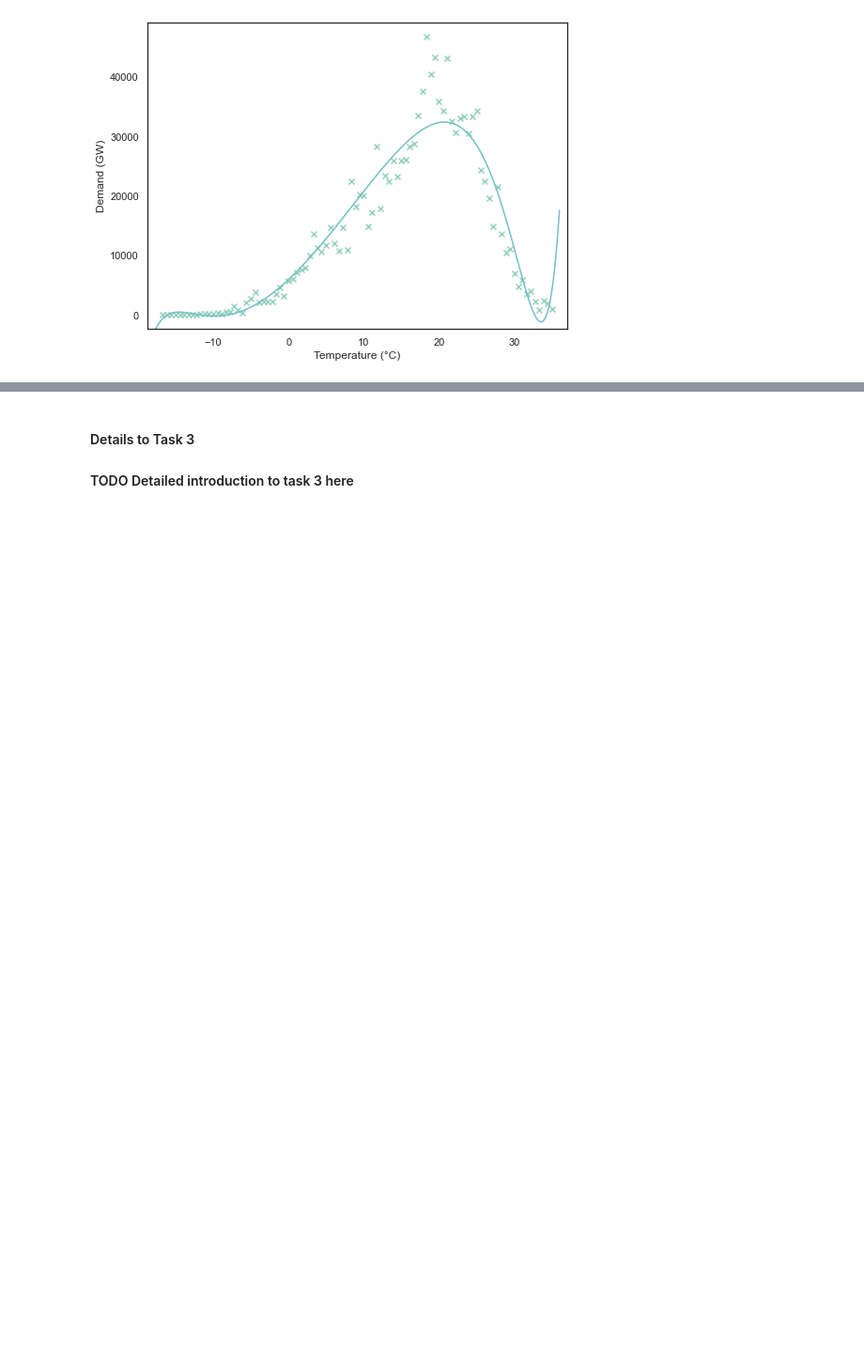
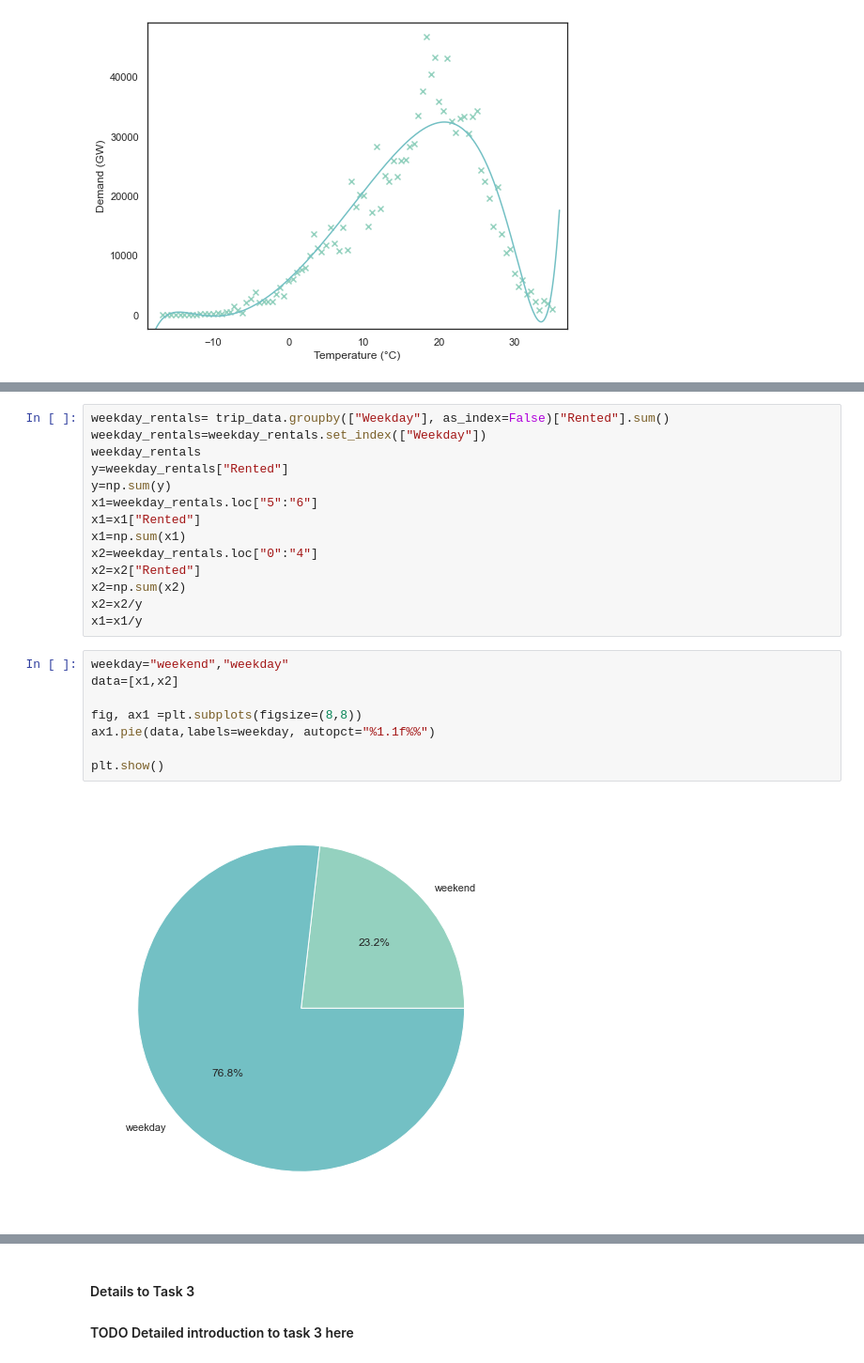
Before and after one commit to NiklasNesseler/ProjectNotFound, a Jupyter notebook: DSML_GroupProject_Boston2017-Copy1.ipynb, the cells around one changed output, grey strips where cells are left out. Shown at 94% size. Cells and saved outputs as stored; diff of their text form; blank space fills up the shorter version.

```diff
--- a/DSML_GroupProject_Boston2017-Copy1.ipynb
+++ b/DSML_GroupProject_Boston2017-Copy1.ipynb
@@ -1556,0 +1578,24 @@ plot_regularized_polyregression(xp,yp,0.1, 15)
+# %%
+weekday_rentals= trip_data.groupby(["Weekday"], as_index=False)["Rented"].sum()
+weekday_rentals=weekday_rentals.set_index(["Weekday"])
+weekday_rentals
+y=weekday_rentals["Rented"]
+y=np.sum(y)
+x1=weekday_rentals.loc["5":"6"]
+x1=x1["Rented"]
+x1=np.sum(x1)
+x2=weekday_rentals.loc["0":"4"]
+x2=x2["Rented"]
+x2=np.sum(x2)
+x2=x2/y
+x1=x1/y
+# %%
+weekday="weekend","weekday"
+data=[x1,x2]
+
+fig, ax1 =plt.subplots(figsize=(8,8))
+ax1.pie(data,labels=weekday, autopct="%1.1f%%")
+
+plt.show()
+# %% [output]
+[figure, added]
```
Also changed, not shown: parts of 3 cells of this notebook, 1 other file.
